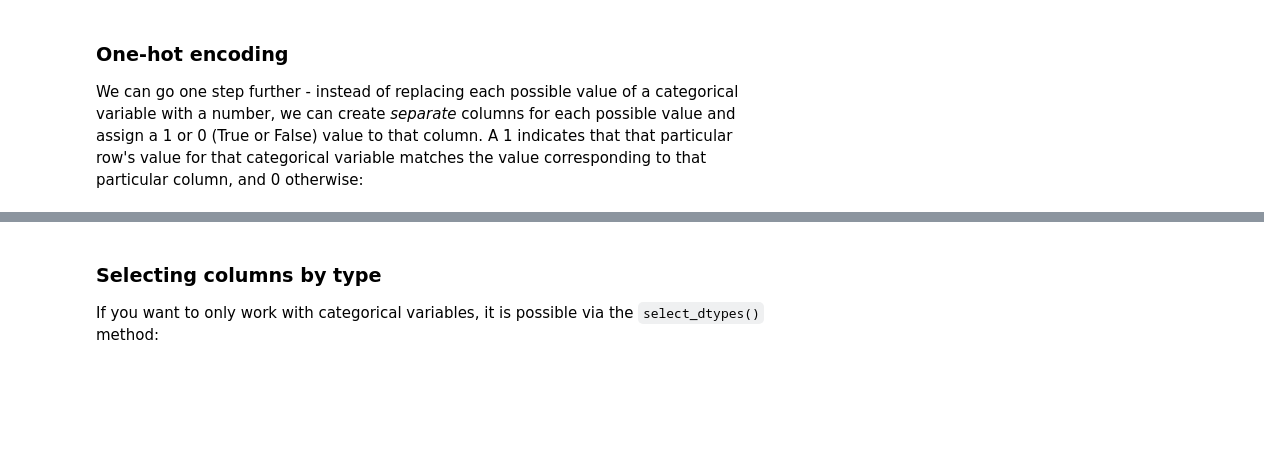
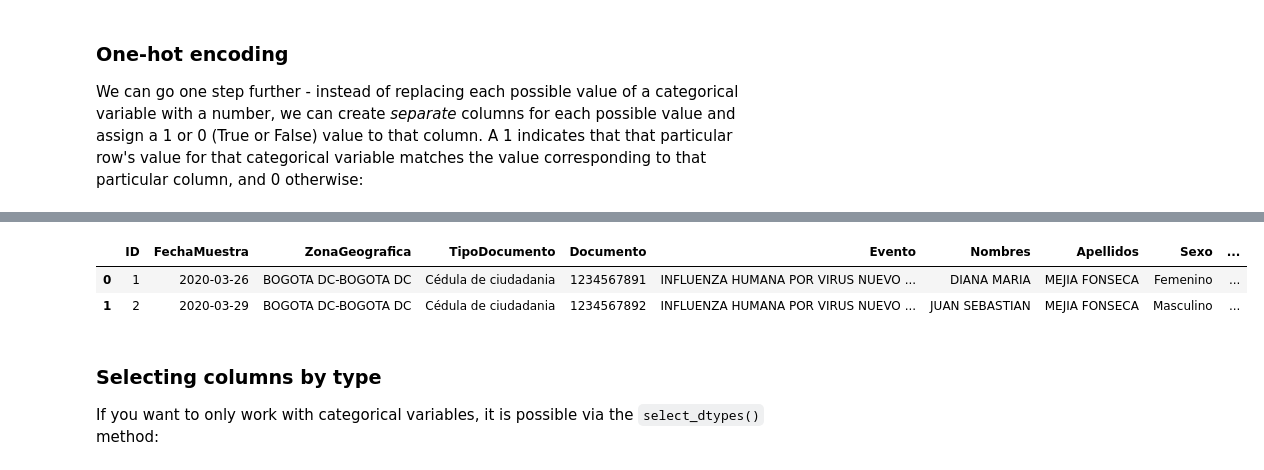
Before and after one commit to AndersonDGueC/data_science_proyects, a Jupyter notebook: data_transformation_bootcamp/data_transformation.ipynb, the cells around one changed output, grey strips where cells are left out. Saved outputs shown, nothing was run; the diff lists cells and outputs as text; code cells hidden in the pictures; blank space fills up the shorter version.

```diff
--- a/data_transformation_bootcamp/data_transformation.ipynb
+++ b/data_transformation_bootcamp/data_transformation.ipynb
@@ -216,6 +434,10 @@ enc.get_feature_names(['Gender'])
 # %%
-pd.set_option('max_columns', None)
+pd.set_option('display.max_columns', None)
 data.head(2)
+# %% [output]
+|  | ID | FechaMuestra | ZonaGeografica | TipoDocumento | Documento | Evento | Nombres | Apellidos | Sexo | ... |
+| 0 | 1 | 2020-03-26 | BOGOTA DC-BOGOTA DC | Cédula de ciudadania | 1234567891 | INFLUENZA HUMANA POR VIRUS NUEVO ... | DIANA MARIA | MEJIA FONSECA | Femenino | ... |
+| 1 | 2 | 2020-03-29 | BOGOTA DC-BOGOTA DC | Cédula de ciudadania | 1234567892 | INFLUENZA HUMANA POR VIRUS NUEVO ... | JUAN SEBASTIAN | MEJIA FONSECA | Masculino | ... |
 # %% [markdown]
 ### Selecting columns by type
 
```
Also changed, not shown: parts of 44 cells of this notebook.
